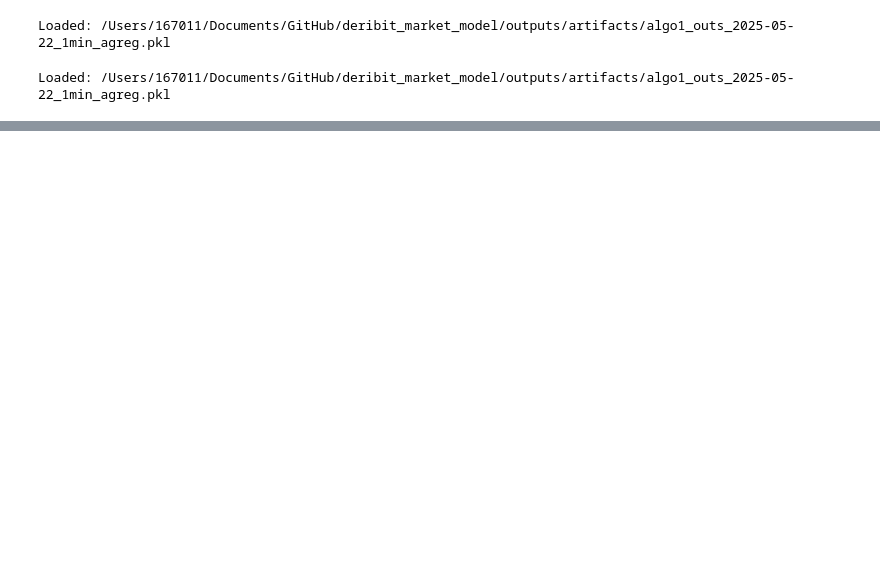
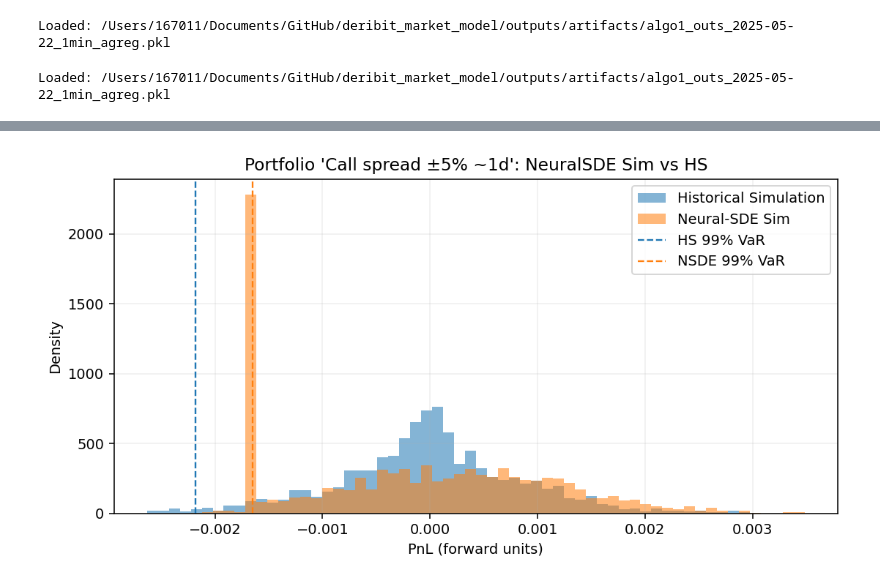
Before and after one commit to yungarjun/deribit_market_model, a Jupyter notebook: experiments/simulation_VaR.ipynb, the cells around one changed output, grey strips where cells are left out. Cells and saved outputs as stored; diff of their text form; code cells hidden in the pictures; blank space fills up the shorter version.

Commit message:
adding more portfolios to test

```diff
--- a/experiments/simulation_VaR.ipynb
+++ b/experiments/simulation_VaR.ipynb
@@ -43,6 +43,7 @@ if str(ROOT) not in sys.path:
     sys.path.insert(0, str(ROOT))
 
 from neural_sde.loss import (
+    likelihood_training_endogenous,
     likelihood_training,                      # -> [neural_sde/loss.py]
     build_xi_training_data                    # -> [neural_sde/loss.py]
 )
@@ -106,11 +107,25 @@ def train_neural_sde_with_shrink(outs, *, epochs=500, batch=256, lr=5e-5, zero_d
     )
 
     # Train Neural-SDE one-step likelihood with supplied shrink stats
-    train_losses, test_losses, model, X_train = likelihood_training(
-        outs,
-        Omega_tr=Omegas,           det_Omega_tr=det_Omega,   proj_dX_tr=proj_dX,
-        Omega_te=Omegas_te,        det_Omega_te=det_Omega_te, proj_dX_te=proj_dX_te,
-        n_epochs=epochs, batch_size=batch, lr=lr, data="xi", zero_drift=zero_drift, model=None
+    # train_losses, test_losses, model, X_train = likelihood_training(
+    #     outs,
+    #     Omega_tr=Omegas,           det_Omega_tr=det_Omega,   proj_dX_tr=proj_dX,
+    #     Omega_te=Omegas_te,        det_Omega_te=det_Omega_te, proj_dX_te=proj_dX_te,
+    #     n_epochs=epochs, batch_size=batch, lr=lr, data="xi", zero_drift=zero_drift, model=None
+    # )
+    poly = compute_factor_polytope_vertices(outs, xi_builder=None, k_box=6.0, verbose=False, return_mappings=True)  # -> H,h
+    W, b = assemble_Wb_for_shrinkage(poly, include_box=True)
+    X_all = build_factor_path(outs, xi_builder=None)   # (T,p)
+    dist_X = np.abs(W @ X_all.T - b[:, None])          # (m,T) rows already unit-norm
+    per_face_max = np.max(dist_X, axis=1)
+    frac_critical_threshold = 0.9
+    critical_value = 0.95
+    proj_scale = 0.9
+    critical_threshold = frac_critical_threshold * float(np.min(per_face_max))
+    dist_multiplier = (1.0/(1.0 - critical_value) - 1.0) / max(critical_threshold, 1e-12)
+    train_losses, test_losses, model, X_train = likelihood_training_endogenous(
+    outs, n_epochs=1000, batch_size=256, lr=5e-5, zero_drift=zero_drift, data="xi",
+    dist_multiplier=dist_multiplier, proj_scale=proj_scale,
     )
     print("Training done. Final train/test NLL:", train_losses[-1], test_losses[-1])
     return model
@@ -357,6 +372,47 @@ def overlay_returns_histograms(C_sim_MC, C_sim_HS, q, title="Portfolio return di
     plt.grid(alpha=0.2); plt.legend(); plt.tight_layout(); plt.show()
 
 # ----------------------------
+# 6) Portfolio Builders
+# ----------------------------
+def d(days):
+    return days/365.0
+
+def long_straddle(tau, qty=1.0):
+    # Use same call surface node twice (your lattice doesn't distinguish call/put here)
+    return [(tau, 0.0, +qty), (tau, 0.0, +qty)]
+
+def short_strangle(tau, m_abs=0.10, qty=1.0):
+    return [(tau, -m_abs, -qty), (tau, +m_abs, -qty)]
+
+def risk_reversal(tau, m_put=+0.10, m_call=-0.10, qty=1.0):
+    return [(tau, m_call, +qty), (tau, m_put, -qty)]
+
+def call_spread(tau, m_lo=-0.05, m_hi=+0.05, qty=1.0):
+    return [(tau, m_lo, +qty), (tau, m_hi, -qty)]
+
+def put_spread(tau, m_lo=0.05, m_hi=0.10, qty=1.0):
+    # debit put spread: long higher-strike put (more negative m), short lower-strike put
+    return [(tau, -abs(m_lo), +qty), (tau, -abs(m_hi), -qty)]
+
+def iron_condor(tau, wing=0.20, body=0.10, qty=1.0):
+    return [(tau, -body, -qty), (tau, +body, -qty), (tau, -wing, +qty), (tau, +wing, +qty)]
+
+def butterfly(tau, wing=0.10, qty=1.0):
+    return [(tau, -wing, +qty), (tau, 0.0, -2.0*qty), (tau, +wing, +qty)]
+
+def calendar(m=0.0, tau_short=d(1), tau_long=d(7), qty=1.0):
+    return [(tau_long, m, +qty), (tau_short, m, -qty)]
+
+def summarize_distribution(C_mc, C_hs, q, alpha=0.01):
+    x_mc = portfolio_pnl_from_c(C_mc, q)
+    x_hs = portfolio_pnl_from_c(C_hs, q)
+    x_mc = x_mc[np.isfinite(x_mc)]; x_hs = x_hs[np.isfinite(x_hs)]
+    var_mc = np.quantile(x_mc, alpha); var_hs = np.quantile(x_hs, alpha)
+    es_mc  = x_mc[x_mc <= var_mc].mean() if (x_mc <= var_mc).any() else np.nan
+    es_hs  = x_hs[x_hs <= var_hs].mean() if (x_hs <= var_hs).any() else np.nan
+    return dict(VaR_MC=var_mc, ES_MC=es_mc, VaR_HS=var_hs, ES_HS=es_hs)
+
+# ----------------------------
 # 6) Main
 # ----------------------------
 def main():
@@ -434,15 +490,40 @@ def main():
 
     # 7) Example portfolio set
     nodes = getattr(outs, "nodes_sub", outs.nodes_sub)
+
     portfolios = {
-        "Long ATM ~1d": [(1.0/365.0, 0.0, +1.0)],
-        "Short OTM +0.10 ~1d": [(1.0/365.0, +0.10, -1.0)],
-        "1x2x1 Call Fly ~1d": [(1.0/365.0, -0.10, +1.0), (1.0/365.0, 0.0, -2.0), (1.0/365.0, +0.10, +1.0)],
+        # 1D
+        "Long ATM straddle ~1d"        : long_straddle(d(1), qty=1.0),
+        "Short 10% strangle ~1d"       : short_strangle(d(1), m_abs=0.10, qty=1.0),
+        "Risk-reversal ±10% ~1d"       : risk_reversal(d(1), m_put=+0.10, m_call=-0.10, qty=1.0),
+        "Call spread ±5% ~1d"          : call_spread(d(1), m_lo=-0.05, m_hi=+0.05, qty=1.0),
+        "Put spread 5–10% OTM ~1d"     : put_spread(d(1), m_lo=0.05, m_hi=0.10, qty=1.0),
+        "Butterfly 10% wings ~1d"      : butterfly(d(1), wing=0.10, qty=1.0),
+        "Iron condor 10/20% ~1d"       : iron_condor(d(1), wing=0.20, body=0.10, qty=1.0),
+        "Calendar ATM 1d/7d"           : calendar(m=0.0, tau_short=d(1), tau_long=d(7), qty=1.0),
+
+        # 7D
+        "Long ATM straddle ~7d"        : long_straddle(d(7), qty=1.0),
+        "Short 10% strangle ~7d"       : short_strangle(d(7), m_abs=0.10, qty=1.0),
+        "Butterfly 10% wings ~7d"      : butterfly(d(7), wing=0.10, qty=1.0),
+
+        # 30D
+        "Call spread ±5% ~30d"         : call_spread(d(30), m_lo=-0.05, m_hi=+0.05, qty=1.0),
+        "Iron condor 10/20% ~30d"      : iron_condor(d(30), wing=0.20, body=0.10, qty=1.0),
+        "Calendar ATM 7d/30d"          : calendar(m=0.0, tau_short=d(7), tau_long=d(30), qty=1.0),
     }
 
-    # 8) Plot MC vs HS distributions for each portfolio
+    # Programmatic sweep of butterflies by wings and maturities
+    for wing in (0.05, 0.10, 0.15):
+        for tau in (d(1), d(7), d(30)):
+            portfolios[f"Fly wings={wing:.0%} tau={int(tau*365)}d"] = butterfly(tau, wing=wing, qty=1.0)
+
+    # 8) Run portfolios: print stats + plots
     for name, spec in portfolios.items():
         q = make_q_from_spec(spec, nodes)
+        stats = summarize_distribution(C_mc, C_hs, q, alpha=0.01)
+        print(f"{name:32s} | 99% VaR MC={stats['VaR_MC']:.6f} HS={stats['VaR_HS']:.6f} | "
+              f"99% ES MC={stats['ES_MC']:.6f} HS={stats['ES_HS']:.6f}")
         overlay_returns_histograms(C_mc, C_hs, q, title=f"Portfolio '{name}': NeuralSDE Sim vs HS")
 
     # 9) Optionally, multi-step MC with same per-step dt (e.g., 60 steps ~ 60 minutes)
@@ -510,0 +585 @@ Done.
+[figure, added]
```
Also changed, not shown: parts of 1 cell of this notebook.
